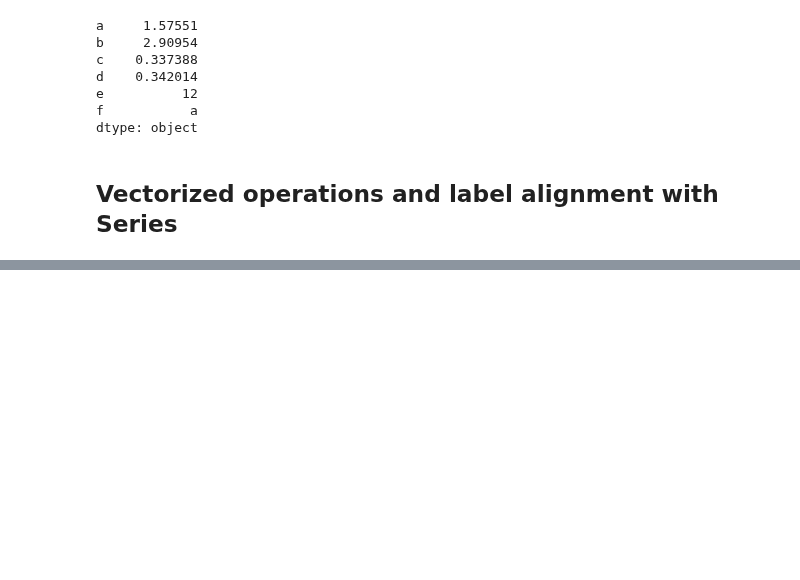
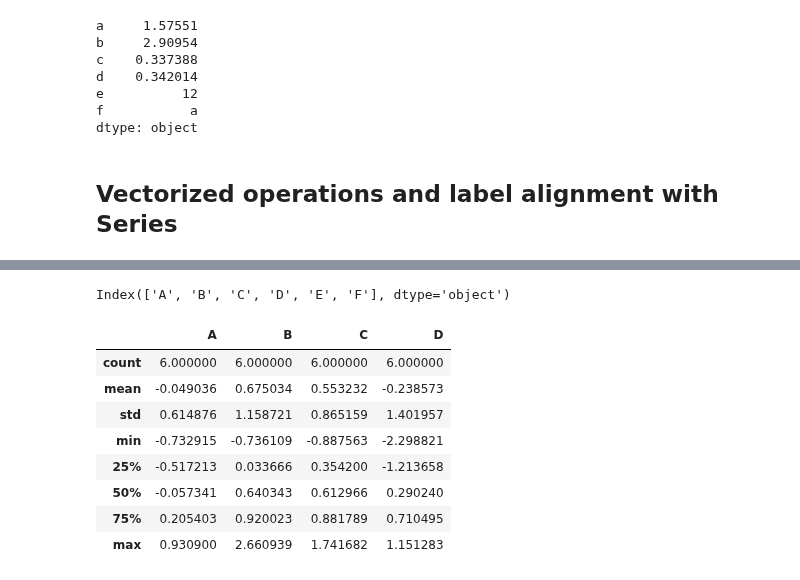
Before and after one commit to d2l-ai/d2l-zh, a Jupyter notebook: pandas_tutorial/10_minutes_to_pandas.ipynb, the cells around one changed output, grey strips where cells are left out. Cells and saved outputs as stored; diff of their text form; code cells hidden in the pictures; blank space fills up the shorter version.

Commit message:
[Feature] pandas的view data 和selection

```diff
--- a/pandas_tutorial/10_minutes_to_pandas.ipynb
+++ b/pandas_tutorial/10_minutes_to_pandas.ipynb
@@ -206,0 +237,3 @@ dtype: object
+# %%
+dates = pd.date_range('20130101', periods=6)
+dates
@@ -206,0 +244,2 @@ dtype: object
+# %%
+df = pd.DataFrame(np.random.randn(6,4), index=dates, columns=list('ABCD'))
@@ -206,0 +355,16 @@ dtype: object
+# %%
+df2.columns
+# %% [output]
+Index(['A', 'B', 'C', 'D', 'E', 'F'], dtype='object')
+# %%
+df.describe()
+# %% [output]
+|  | A | B | C | D |
+| count | 6.000000 | 6.000000 | 6.000000 | 6.000000 |
+| mean | -0.049036 | 0.675034 | 0.553232 | -0.238573 |
+| std | 0.614876 | 1.158721 | 0.865159 | 1.401957 |
+| min | -0.732915 | -0.736109 | -0.887563 | -2.298821 |
+| 25% | -0.517213 | 0.033666 | 0.354200 | -1.213658 |
+| 50% | -0.057341 | 0.640343 | 0.612966 | 0.290240 |
+| 75% | 0.205403 | 0.920023 | 0.881789 | 0.710495 |
+| max | 0.930900 | 2.660939 | 1.741682 | 1.151283 |
```
Also changed, not shown: parts of 80 cells of this notebook.
